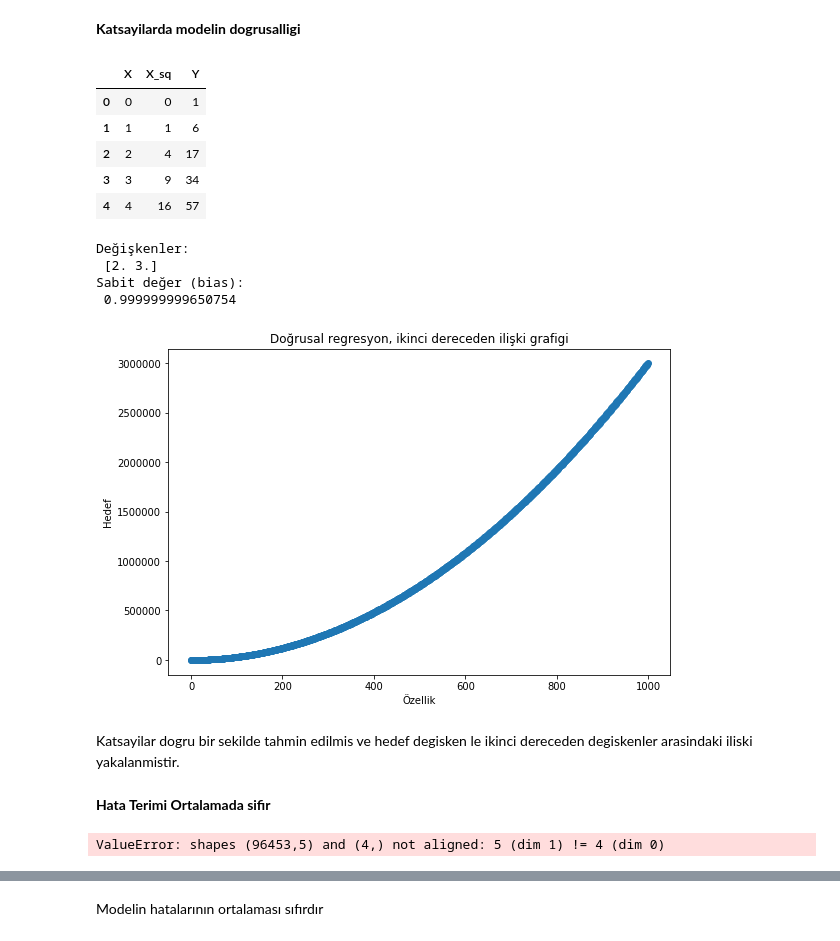
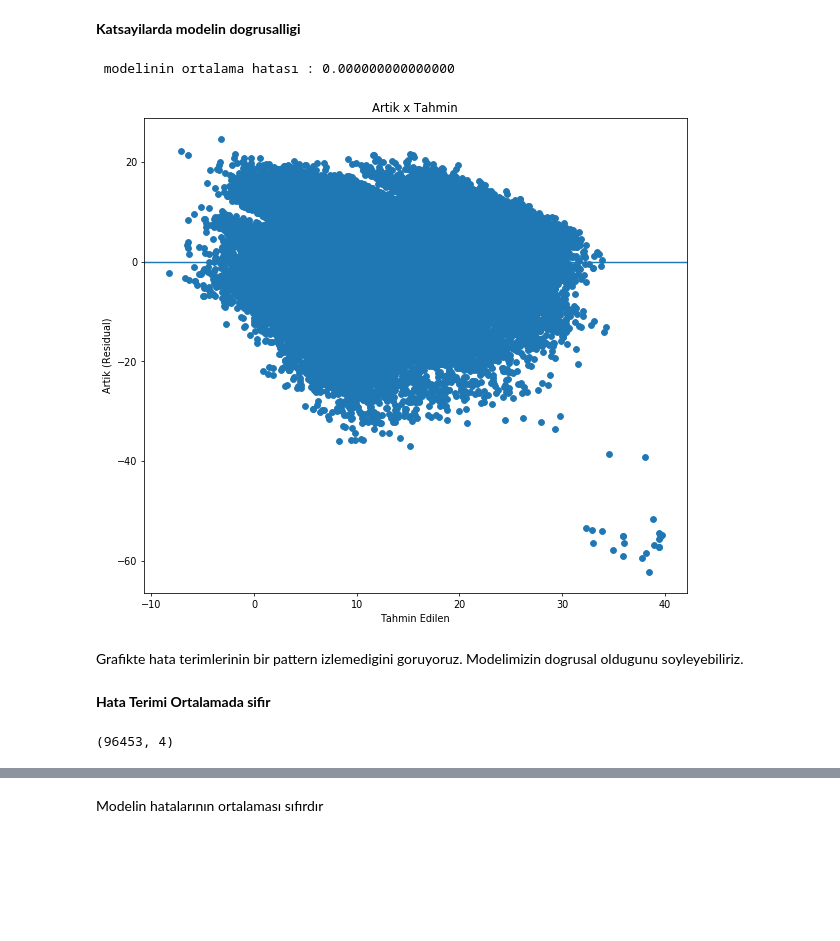
Before and after one commit to EceDolen/Bootcamp_-Bolum_6, a Jupyter notebook: Regresyon_Odev_3_Sıcaklık_Tahmini.ipynb, the cells around one changed output, grey strips where cells are left out. Drawn from its saved outputs; the diff is of its cells as text; code cells hidden in the pictures; blank space fills up the shorter version.

```diff
--- a/Regresyon_Odev_3_Sıcaklık_Tahmini.ipynb
+++ b/Regresyon_Odev_3_Sıcaklık_Tahmini.ipynb
@@ -58,7 +51,3 @@ Değişkenler:
  [-3.55395113e+01 -3.22375796e-01  5.08683496e-03 -5.80345617e-04]
 Sabit değer (bias):
  40.08646279077777
-# %%
-X = sm.add_constant(X)
-results = sm.OLS(Y, X).fit()
-results.summary()
@@ -90,50 +54,33 @@ strong multicollinearity or other numerical problems.
 # %% [markdown]
 **Katsayilarda modelin dogrusalligi**
-# %%
-dogrusal_mi =pd.DataFrame()
-
-dogrusal_mi['X'] = np.arange(0,1000,1)
-dogrusal_mi['X_sq'] = dogrusal_mi['X']**2
-dogrusal_mi['Y'] = 1+ 2* dogrusal_mi['X'] + 3*dogrusal_mi['X_sq']
-dogrusal_mi.head()
-# %% [output]
-|  | X | X_sq | Y |
-| 0 | 0 | 0 | 1 |
-| 1 | 1 | 1 | 6 |
-| 2 | 2 | 4 | 17 |
-| 3 | 3 | 9 | 34 |
-| 4 | 4 | 16 | 57 |
-# %%
-lrm_dogrusal_mi = linear_model.LinearRegression()
-lrm_dogrusal_mi.fit(dogrusal_mi[["X","X_sq"]],dogrusal_mi["Y"])
-
-tahmin = lrm_dogrusal_mi.predict(dogrusal_mi[["X","X_sq"]])
-
-print('Değişkenler: \n', lrm_dogrusal_mi.coef_)
-print('Sabit değer (bias): \n', lrm_dogrusal_mi.intercept_)
-# %% [output]
-Değişkenler:
- [2. 3.]
-Sabit değer (bias):
- 0.999999999650754
+# %%
+tahmin = lrm.predict(X)
+hatalar = Y-tahmin
+
+print(" modelinin ortalama hatası : {:.15f}".format(np.mean(hatalar)))
+# %% [output]
+ modelinin ortalama hatası : 0.000000000000000
 # %%
-plt.figure(figsize=(9,6))
-plt.scatter(dogrusal_mi["X"], tahmin)
-plt.xlabel("Özellik")
-plt.ylabel("Hedef")
-plt.title('Doğrusal regresyon, ikinci dereceden ilişki grafigi')
+#Homoscedasticity
+
+plt.figure(figsize=(10,9), dpi=70)
+plt.scatter(tahmin, hatalar)
+plt.xlabel('Tahmin Edilen')
+plt.ylabel('Artik (Residual)')
+plt.axhline()
+plt.title('Artik x Tahmin')
 plt.show()
 # %% [output]
-[figure, old version]
+[figure, new version]
-# %% [markdown]
-Katsayilar dogru bir sekilde tahmin edilmis ve hedef degisken le ikinci dereceden degiskenler arasindaki iliski yakalanmistir.
+# %% [markdown]
+Grafikte hata terimlerinin bir pattern izlemedigini goruyoruz. Modelimizin dogrusal oldugunu soyleyebiliriz.
 # %% [markdown]
 **Hata Terimi Ortalamada sifir**
 # %%
 tahmin = lrm.predict(X)
-# %% [output]
-ValueError: shapes (96453,5) and (4,) not aligned: 5 (dim 1) != 4 (dim 0)
 # %%
 X.shape
+# %% [output]
+(96453, 4)
 # %%
 Y.shape
```
Also changed, not shown: parts of 9 cells of this notebook.
